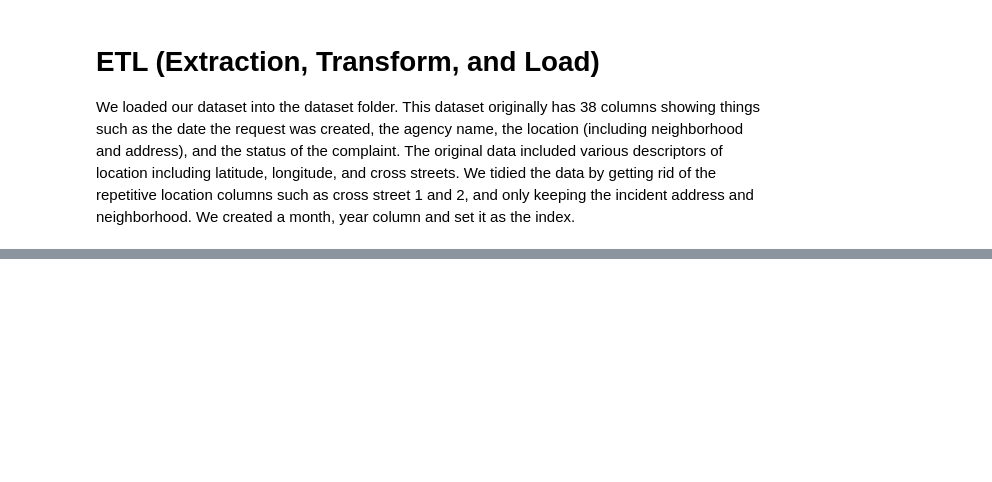
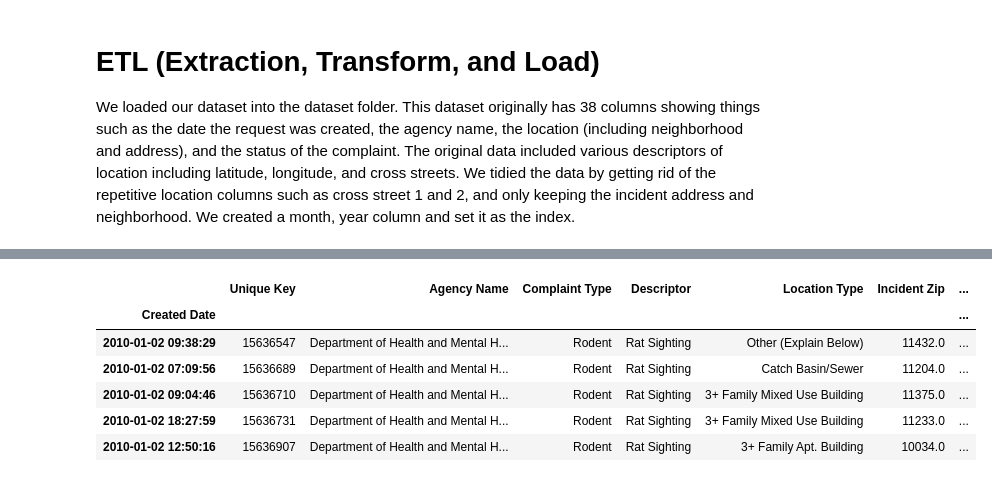
Before and after one commit to rdhalwala/rdhalwala.github.io, a Jupyter notebook: Data_Science_Rat_Sightings.ipynb, the cells around one changed output, grey strips where cells are left out. Cells and saved outputs as stored; diff of their text form; code cells hidden in the pictures; blank space fills up the shorter version.

```diff
--- a/Data_Science_Rat_Sightings.ipynb
+++ b/Data_Science_Rat_Sightings.ipynb
@@ -26,0 +75,18 @@ We loaded our dataset into the dataset folder. This dataset originally has 38 co
+# %%
+#use to_datetime function to change Created Date to Datetime format so we can extract month and year
+rat_df['Created Date'] = pd.to_datetime(rat_df['Created Date'], format='%m/%d/%Y %I:%M:%S %p')
+
+# Extract month and year into new columns
+rat_df['Month'] = rat_df['Created Date'].dt.month
+rat_df['Year'] = rat_df['Created Date'].dt.year
+
+#set Created Date as index
+rat_df.set_index("Created Date").head()
+# %% [output]
+|  | Unique Key | Agency Name | Complaint Type | Descriptor | Location Type | Incident Zip | ... |
+| Created Date |  |  |  |  |  |  | ... |
+| 2010-01-02 09:38:29 | 15636547 | Department of Health and Mental H... | Rodent | Rat Sighting | Other (Explain Below) | 11432.0 | ... |
+| 2010-01-02 07:09:56 | 15636689 | Department of Health and Mental H... | Rodent | Rat Sighting | Catch Basin/Sewer | 11204.0 | ... |
+| 2010-01-02 09:04:46 | 15636710 | Department of Health and Mental H... | Rodent | Rat Sighting | 3+ Family Mixed Use Building | 11375.0 | ... |
+| 2010-01-02 18:27:59 | 15636731 | Department of Health and Mental H... | Rodent | Rat Sighting | 3+ Family Mixed Use Building | 11233.0 | ... |
+| 2010-01-02 12:50:16 | 15636907 | Department of Health and Mental H... | Rodent | Rat Sighting | 3+ Family Apt. Building | 10034.0 | ... |
```
Also changed, not shown: parts of 17 cells of this notebook.
